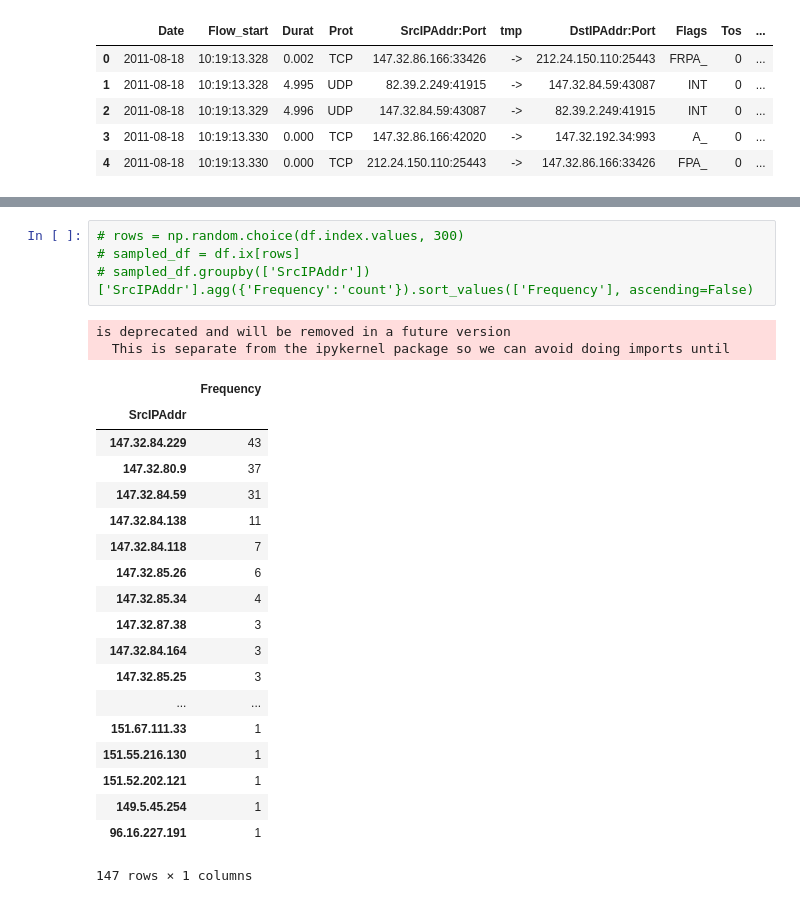
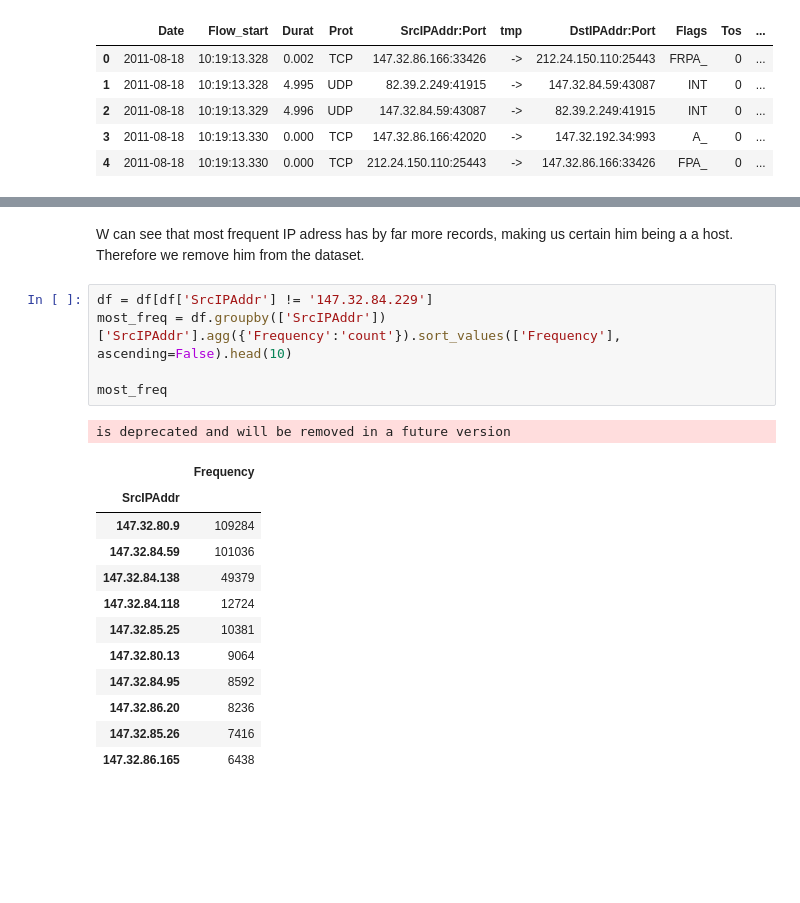
Before and after one commit to marius-pop0/CybeDataAnlaytics, a Jupyter notebook: Assignment3/dataflow.ipynb, the cells around one changed output, grey strips where cells are left out. Cells and saved outputs as stored; diff of their text form; blank space fills up the shorter version.

```diff
--- a/Assignment3/dataflow.ipynb
+++ b/Assignment3/dataflow.ipynb
@@ -63,26 +77,21 @@ is deprecated and will be removed in a future version
+# %% [markdown]
+W can see that most frequent IP adress has by far more records, making us certain him being a a host. Therefore we remove him from the dataset.
 # %%
-# rows = np.random.choice(df.index.values, 300)
-# sampled_df = df.ix[rows]
-# sampled_df.groupby(['SrcIPAddr'])['SrcIPAddr'].agg({'Frequency':'count'}).sort_values(['Frequency'], ascending=False)
+df = df[df['SrcIPAddr'] != '147.32.84.229']
+most_freq = df.groupby(['SrcIPAddr'])['SrcIPAddr'].agg({'Frequency':'count'}).sort_values(['Frequency'], ascending=False).head(10)
+
+most_freq
 # %% [output]
 is deprecated and will be removed in a future version
-  This is separate from the ipykernel package so we can avoid doing imports until
 |  | Frequency |
 | SrcIPAddr |  |
-| 147.32.84.229 | 43 |
-| 147.32.80.9 | 37 |
-| 147.32.84.59 | 31 |
-| 147.32.84.138 | 11 |
-| 147.32.84.118 | 7 |
-| 147.32.85.26 | 6 |
-| 147.32.85.34 | 4 |
-| 147.32.87.38 | 3 |
-| 147.32.84.164 | 3 |
-| 147.32.85.25 | 3 |
-| ... | ... |
-| 151.67.111.33 | 1 |
-| 151.55.216.130 | 1 |
-| 151.52.202.121 | 1 |
-| 149.5.45.254 | 1 |
-| 96.16.227.191 | 1 |
+| 147.32.80.9 | 109284 |
+| 147.32.84.59 | 101036 |
+| 147.32.84.138 | 49379 |
+| 147.32.84.118 | 12724 |
+| 147.32.85.25 | 10381 |
+| 147.32.80.13 | 9064 |
+| 147.32.84.95 | 8592 |
+| 147.32.86.20 | 8236 |
+| 147.32.85.26 | 7416 |
+| 147.32.86.165 | 6438 |
-147 rows × 1 columns
```
Also changed, not shown: parts of 9 cells of this notebook.
